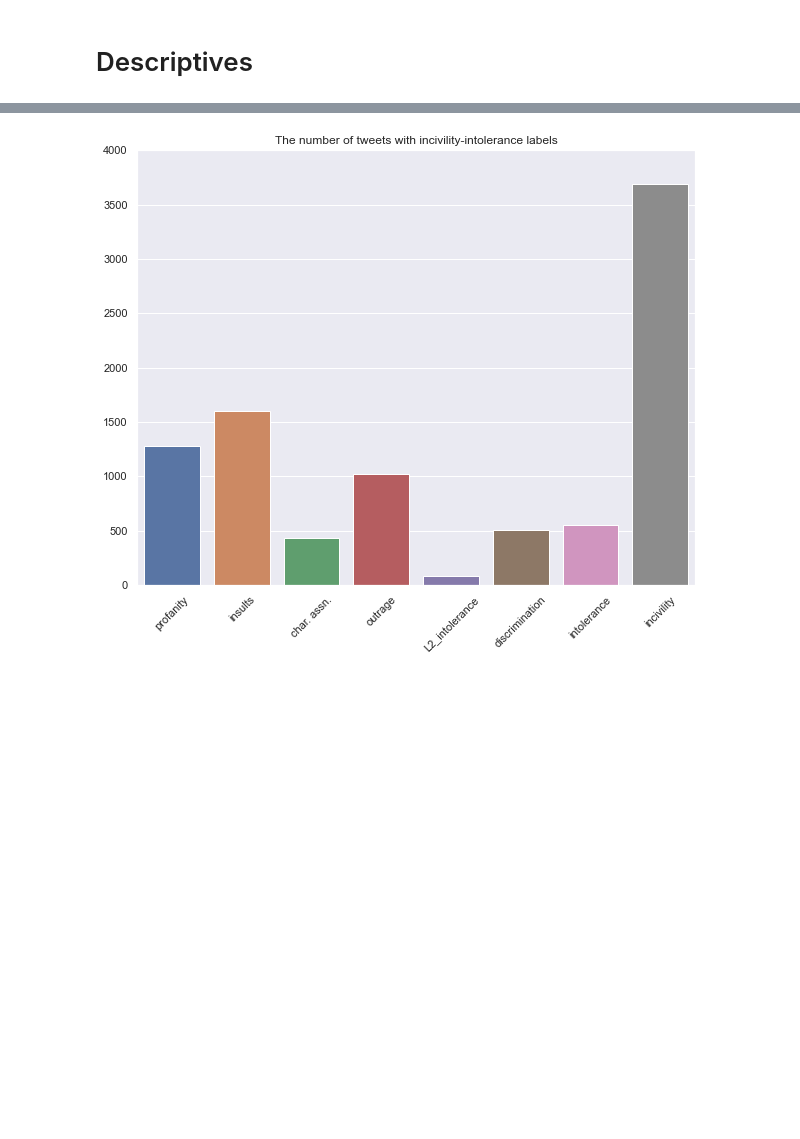
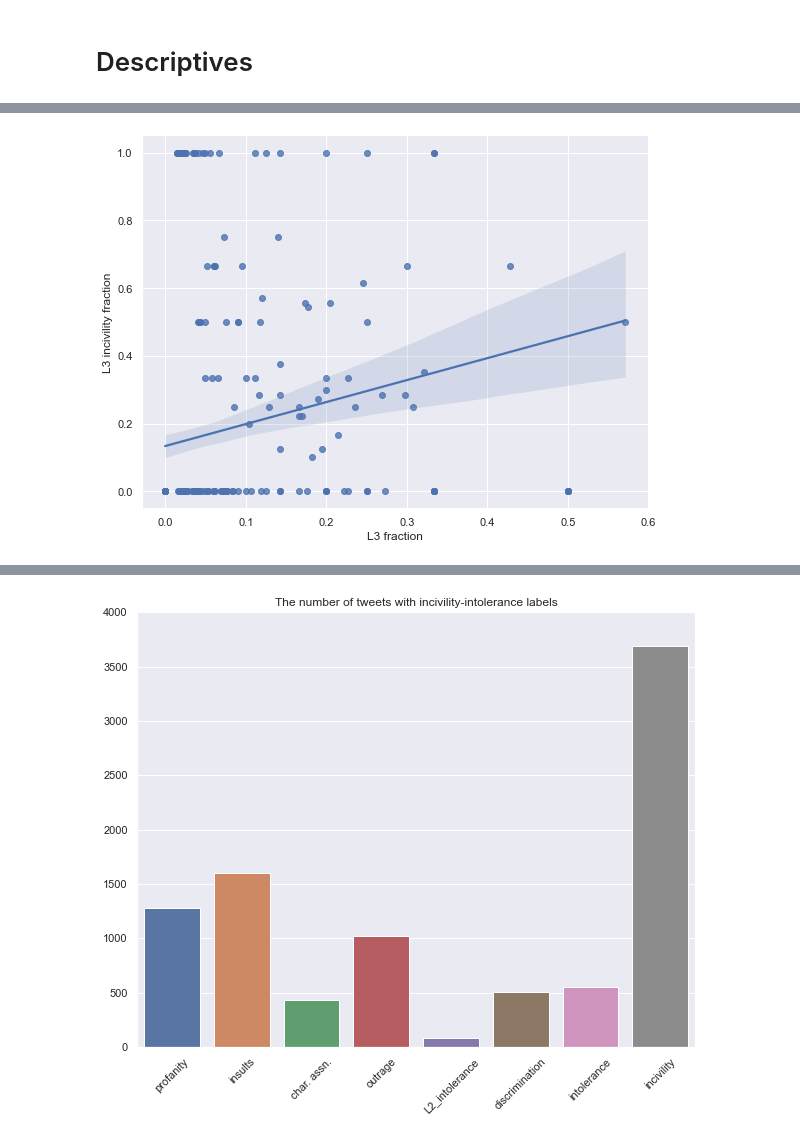
Before and after one commit to ebrahimifard/incivility_analysis, a Jupyter notebook: code/network_construction.ipynb, the cells around one changed output, grey strips where cells are left out. Drawn from its saved outputs; the diff is of its cells as text; code cells hidden in the pictures; blank space fills up the shorter version.

```diff
--- a/code/network_construction.ipynb
+++ b/code/network_construction.ipynb
@@ -616,0 +685,13 @@ for conv_id, conv in tqdm(enumerate(conversations)):
+# %%
+g = sns.lmplot(x="L3_frac", y="L3_inc_frac", data=conv_lbl_vp_frac_df[["L3_frac", "L3_inc_frac"]], height=6, aspect=1.34, legend=True)
+
+g.ax.set_ylabel("L3 incivility fraction")
+g.ax.set_xlabel("L3 fraction")
+# g.ax.legend(ncol=1, loc=2)
+
+plt.tight_layout()
+
+plt.savefig("./../"+output_path+"/figures/"+"L3_inc_frac.png", bbox_inches="tight")
+plt.show()
+# %% [output]
+[figure, added]
```
Also changed, not shown: parts of 9 cells of this notebook, 2 other files.
